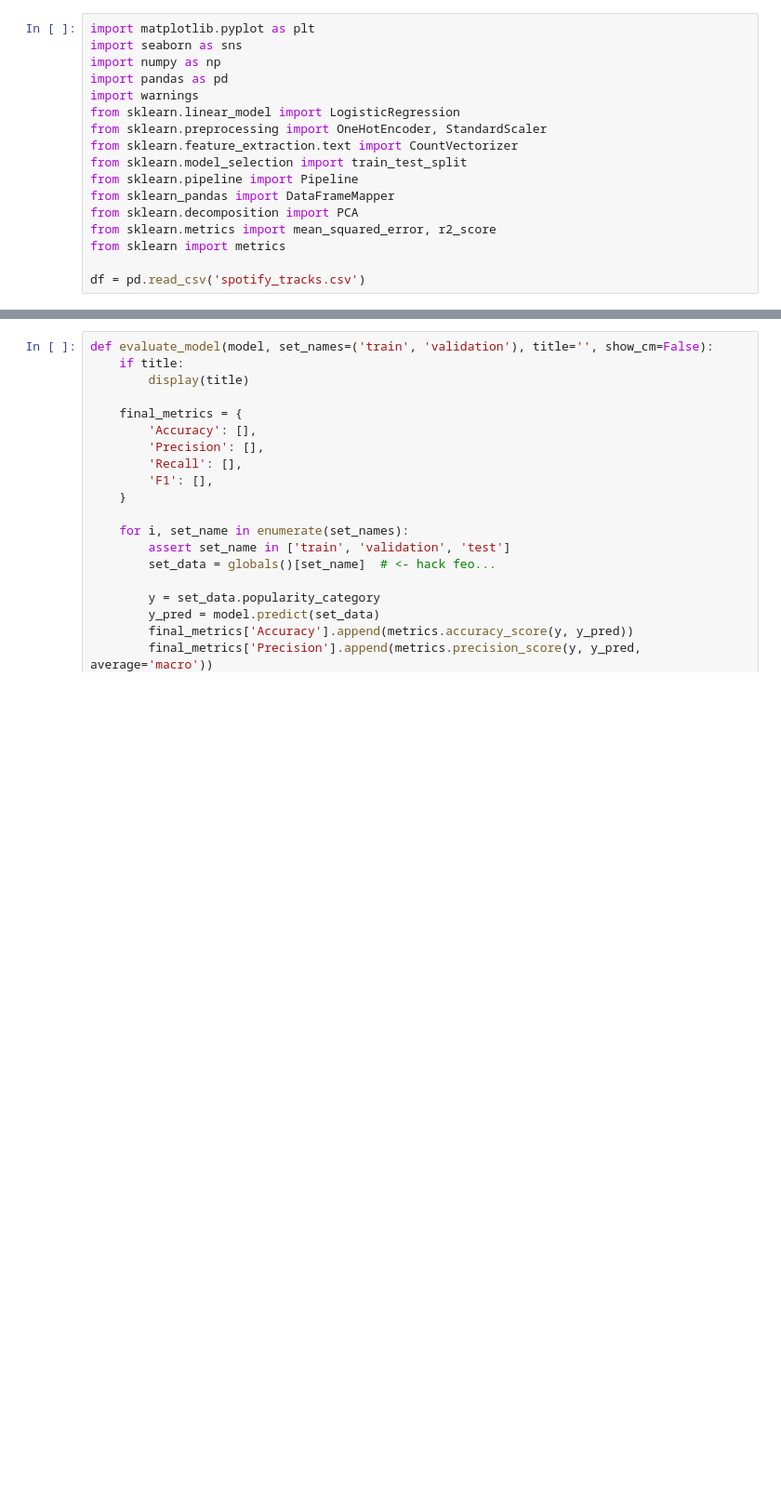
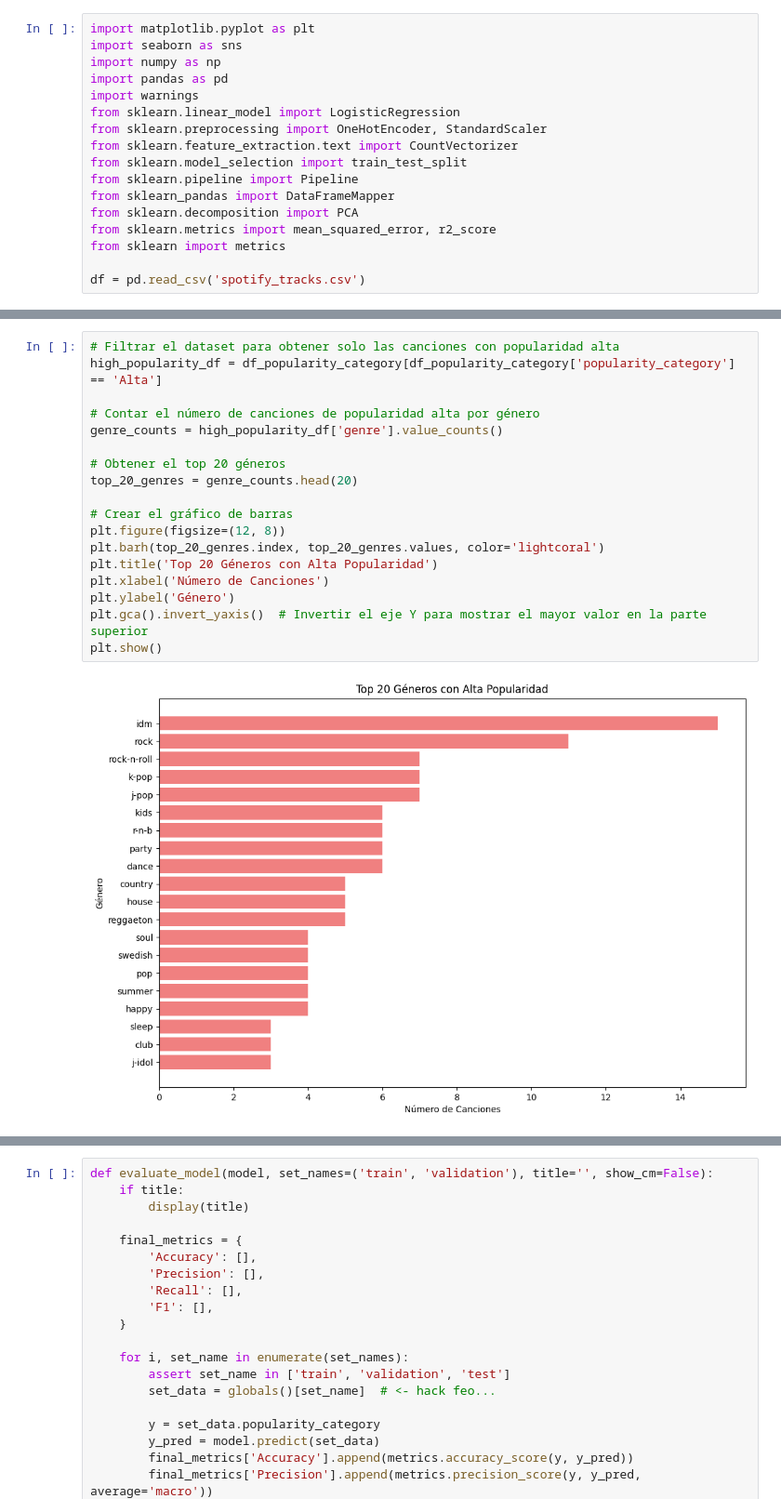
Before and after one commit to domingueznAyP/machine_learning_tp1, a Jupyter notebook: tp1.ipynb, the cells around one changed output, grey strips where cells are left out. Shown at 93% size. Cells and saved outputs as stored; diff of their text form; blank space fills up the shorter version.

```diff
--- a/tp1.ipynb
+++ b/tp1.ipynb
@@ -78,0 +550,20 @@ df = pd.read_csv('spotify_tracks.csv')
+# %%
+# Filtrar el dataset para obtener solo las canciones con popularidad alta
+high_popularity_df = df_popularity_category[df_popularity_category['popularity_category'] == 'Alta']
+
+# Contar el número de canciones de popularidad alta por género
+genre_counts = high_popularity_df['genre'].value_counts()
+
+# Obtener el top 20 géneros
+top_20_genres = genre_counts.head(20)
+
+# Crear el gráfico de barras
+plt.figure(figsize=(12, 8))
+plt.barh(top_20_genres.index, top_20_genres.values, color='lightcoral')
+plt.title('Top 20 Géneros con Alta Popularidad')
+plt.xlabel('Número de Canciones')
+plt.ylabel('Género')
+plt.gca().invert_yaxis()  # Invertir el eje Y para mostrar el mayor valor en la parte superior
+plt.show()
+# %% [output]
+[figure, added]
```
Also changed, not shown: parts of 52 cells of this notebook.
